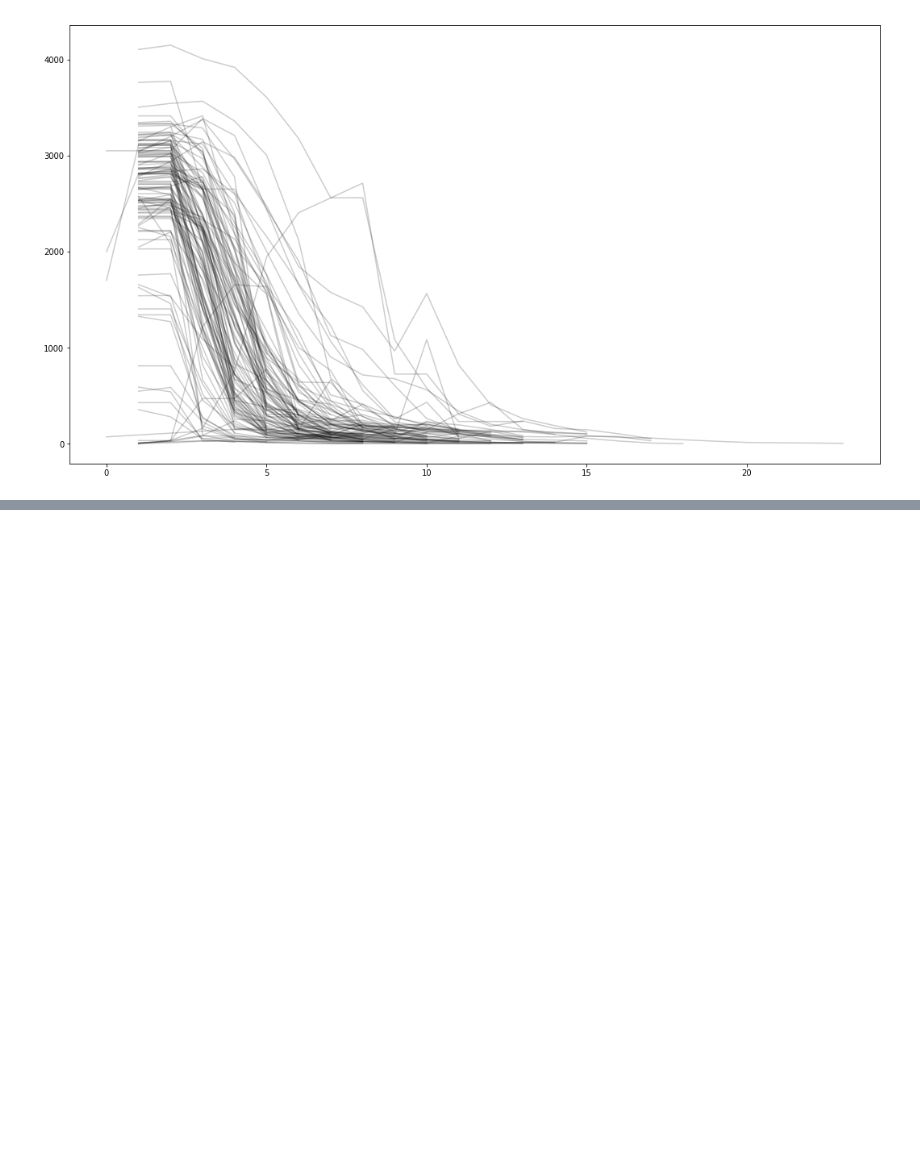
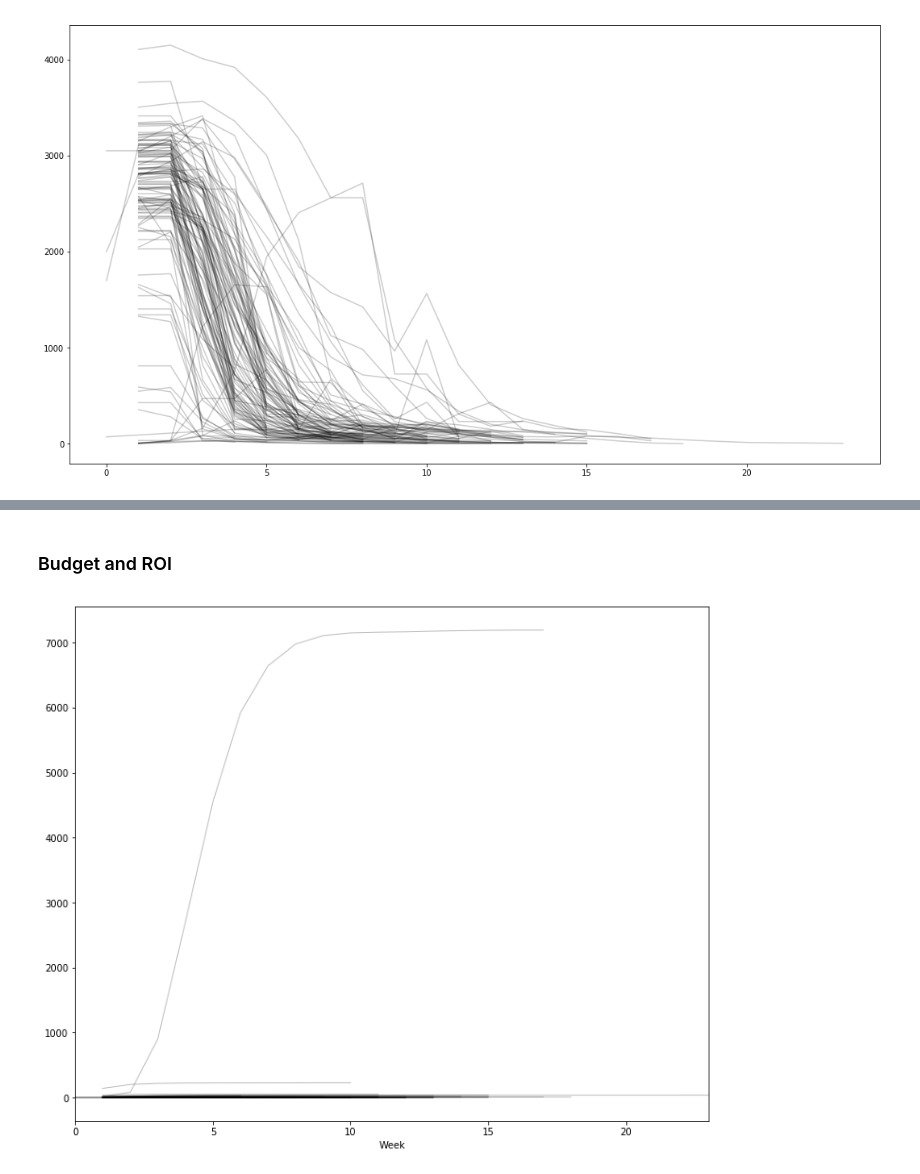
Before and after one commit to NapsterInBlue/Horror-Movies-Box-Office, a Jupyter notebook: Horror Box Office EDA.ipynb, the cells around one changed output, grey strips where cells are left out. Cells and saved outputs as stored; diff of their text form; code cells hidden in the pictures; blank space fills up the shorter version.

```diff
--- a/Horror Box Office EDA.ipynb
+++ b/Horror Box Office EDA.ipynb
@@ -84,0 +179,14 @@ for movie in allofit:
+# %% [markdown]
+###  Budget and ROI
+# %%
+gb = superDf_budget.groupby('Movie')
+
+superDf['Investment'] = gb['WeeklyGross'].cumsum() / superDf['Budget']
+superDf_budget = superDf[~superDf['Budget'].isnull()]
+# %%
+gb = superDf_budget.groupby('Movie')
+fig, ax = plt.subplots(figsize=(12, 10))
+a = gb.plot(x='Week', y='Investment', ax=ax, c='k', alpha=.25, linewidth=1)
+ax.get_legend().set_visible(False)
+# %% [output]
+[figure, added]
```
Also changed, not shown: parts of 26 cells of this notebook.
